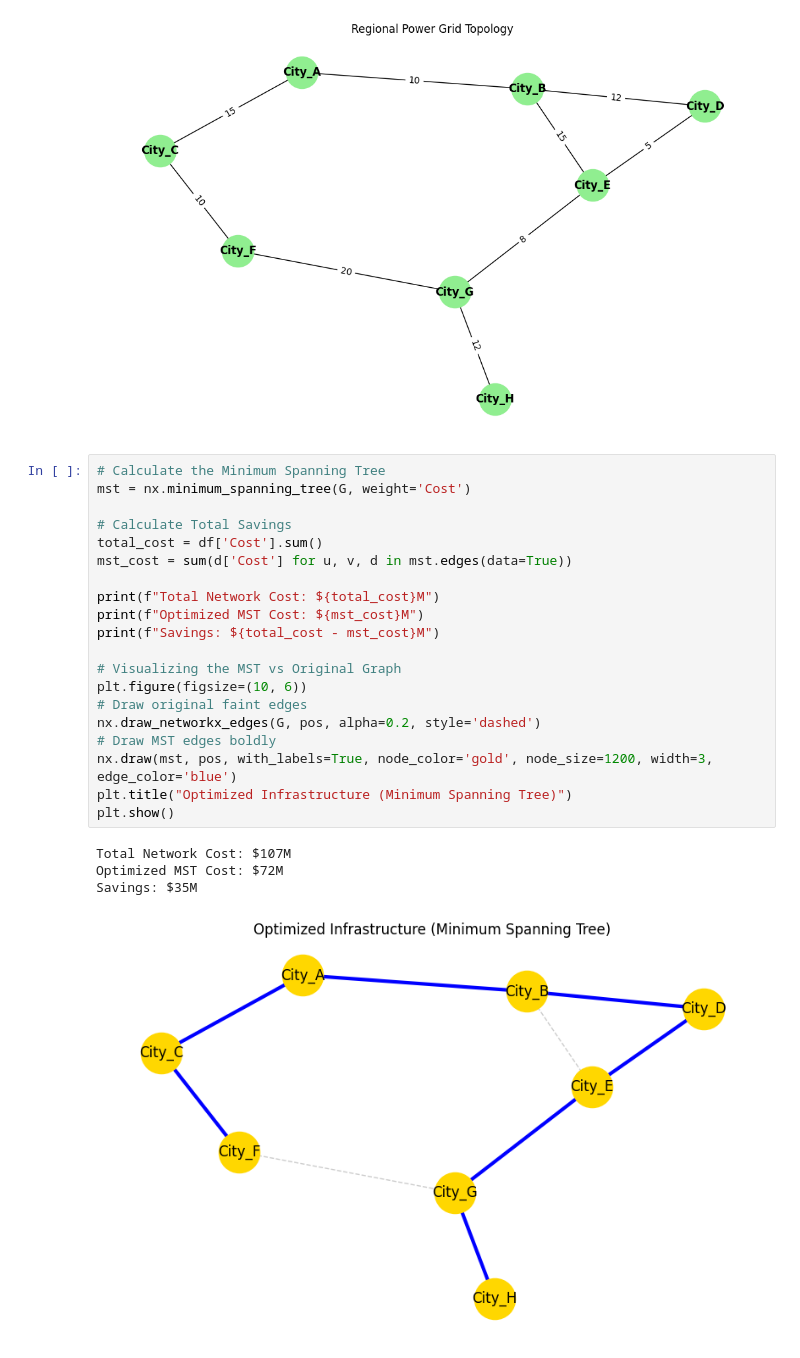
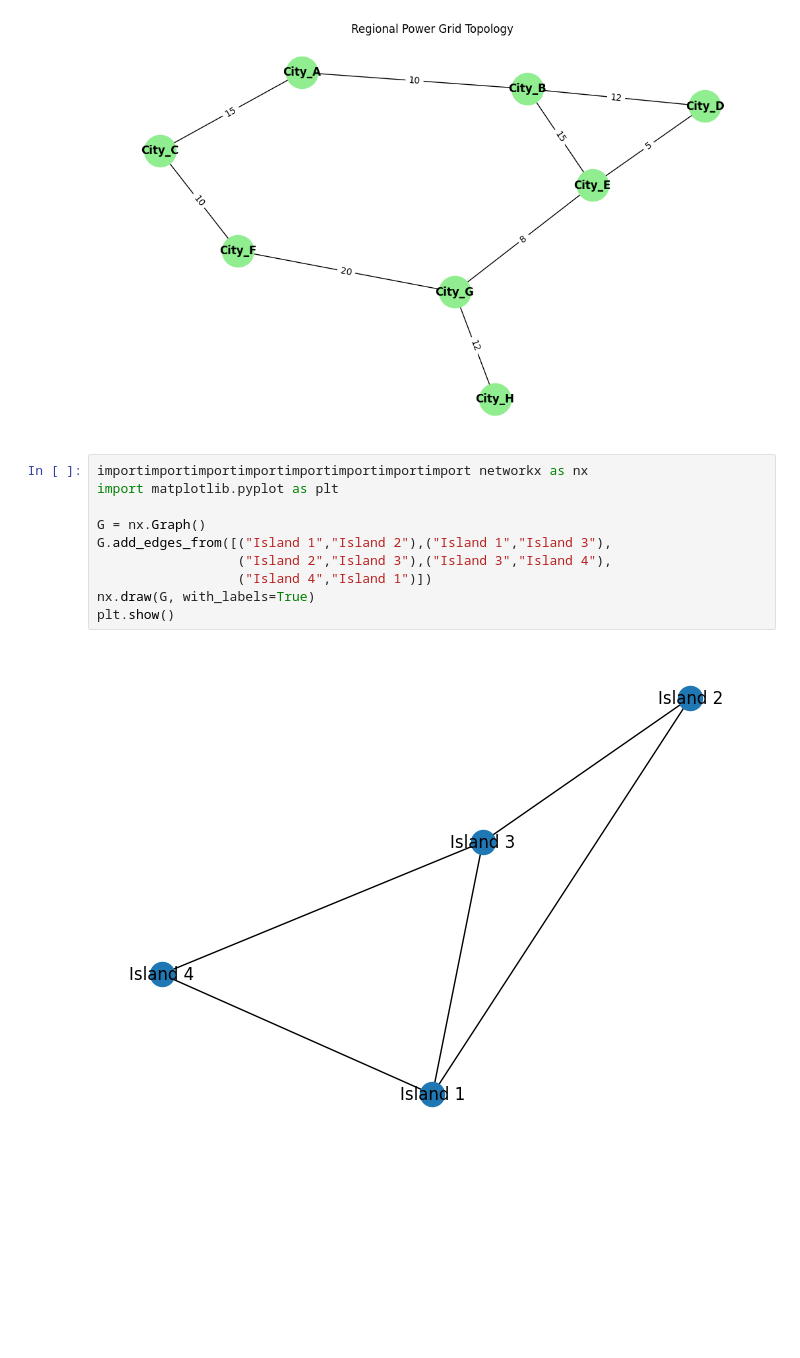
Before and after one commit to aasifamalik123/Graph-hands-on, a Jupyter notebook: Graph_Algos.ipynb, the cells around one changed output. Cells and saved outputs as stored; diff of their text form; blank space fills up the shorter version.

```diff
--- a/Graph_Algos.ipynb
+++ b/Graph_Algos.ipynb
@@ -37,28 +62,15 @@ Graph Successfully Constructed!
 Nodes (Cities): 8
 Edges (Power Lines): 9
 [figure]
-# %%
-# Calculate the Minimum Spanning Tree
-mst = nx.minimum_spanning_tree(G, weight='Cost')
-
-# Calculate Total Savings
-total_cost = df['Cost'].sum()
-mst_cost = sum(d['Cost'] for u, v, d in mst.edges(data=True))
-
-print(f"Total Network Cost: ${total_cost}M")
-print(f"Optimized MST Cost: ${mst_cost}M")
-print(f"Savings: ${total_cost - mst_cost}M")
-
-# Visualizing the MST vs Original Graph
-plt.figure(figsize=(10, 6))
-# Draw original faint edges
-nx.draw_networkx_edges(G, pos, alpha=0.2, style='dashed')
-# Draw MST edges boldly
-nx.draw(mst, pos, with_labels=True, node_color='gold', node_size=1200, width=3, edge_color='blue')
-plt.title("Optimized Infrastructure (Minimum Spanning Tree)")
-plt.show()
-# %% [output]
-Total Network Cost: $107M
-Optimized MST Cost: $72M
-Savings: $35M
-[figure, removed]
+# %%
+importimportimportimportimportimportimportimport networkx as nx
+import matplotlib.pyplot as plt
+
+G = nx.Graph()
+G.add_edges_from([("Island 1","Island 2"),("Island 1","Island 3"),
+                  ("Island 2","Island 3"),("Island 3","Island 4"),
+                  ("Island 4","Island 1")])
+nx.draw(G, with_labels=True)
+plt.show()
+# %% [output]
+[figure, added]
```
Also changed, not shown: parts of 4 cells of this notebook.
